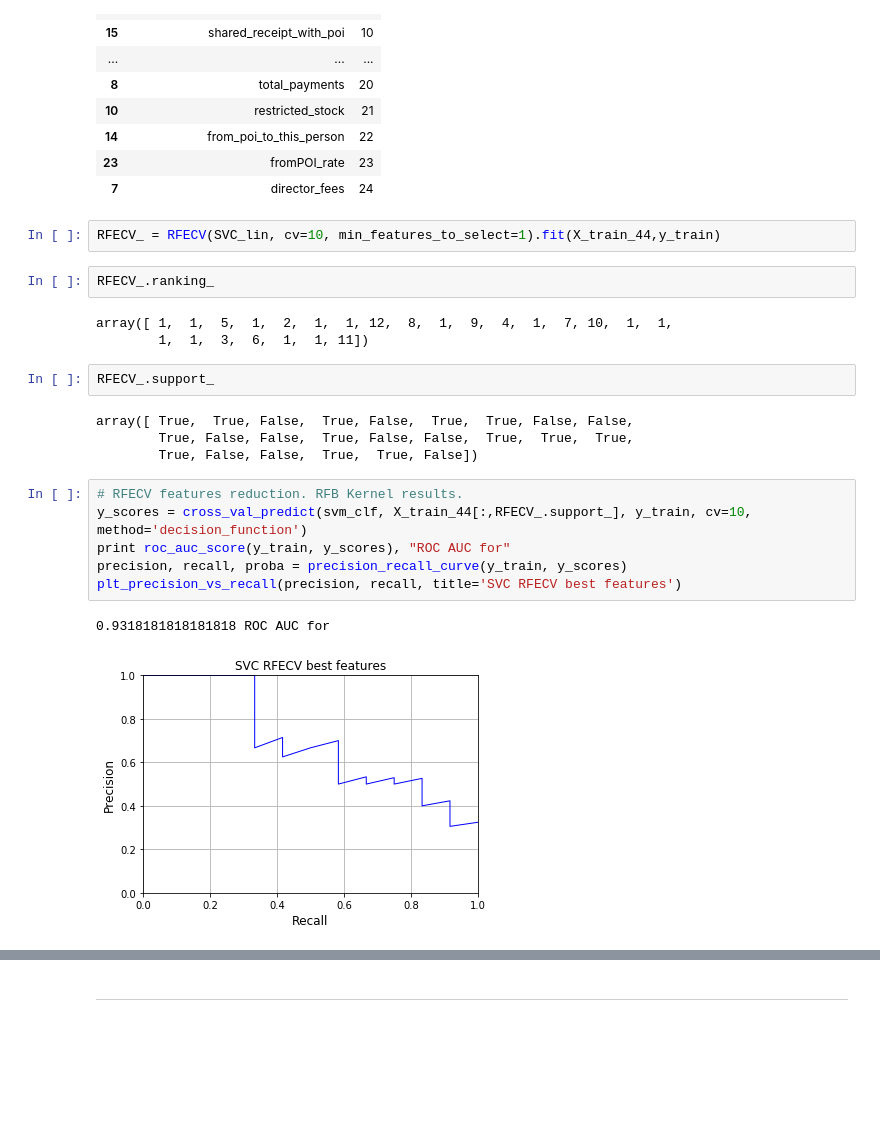
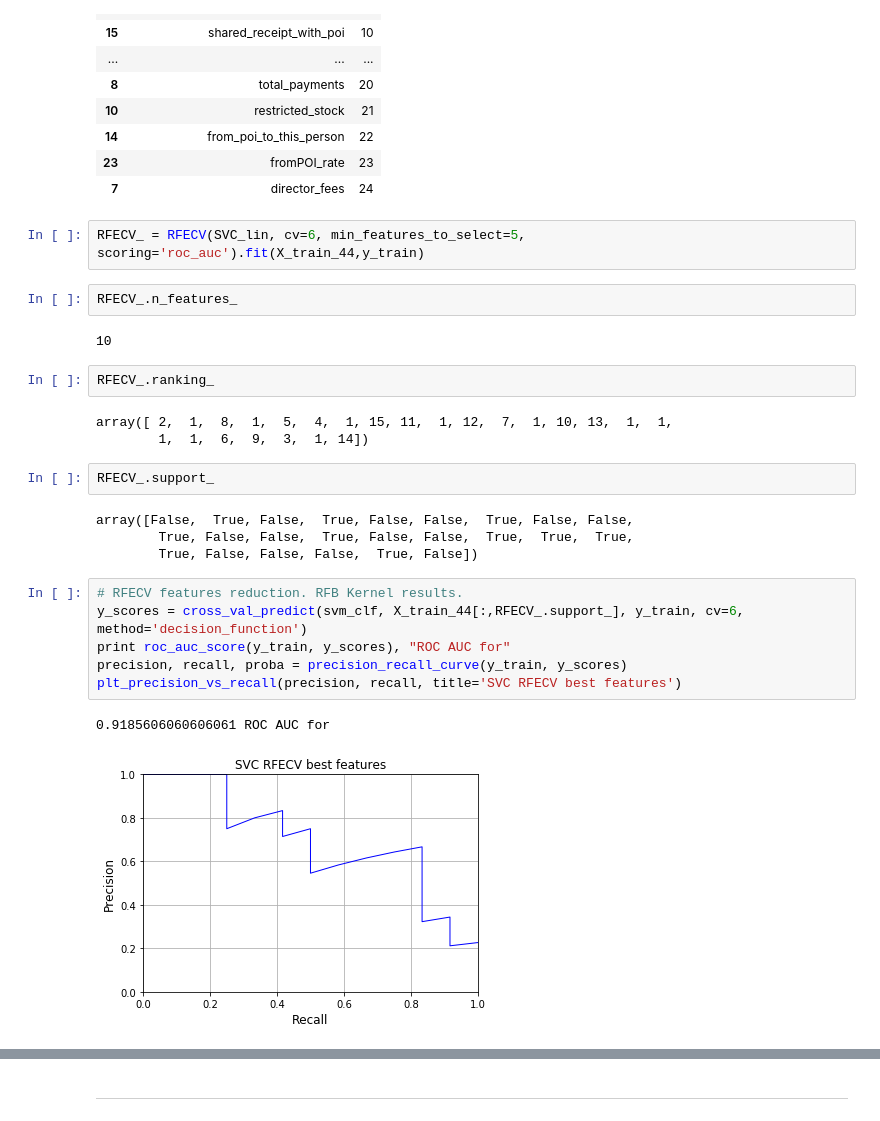
Before and after one commit to micos20/ENRON_fraud-detection, a Jupyter notebook: scripts/Feature_reduction.ipynb, the cells around one changed output, grey strips where cells are left out. Cells and saved outputs as stored; diff of their text form; blank space fills up the shorter version.

```diff
--- a/scripts/Feature_reduction.ipynb
+++ b/scripts/Feature_reduction.ipynb
@@ -364,26 +369,30 @@ score_table.sort_values(1, ascending=True)
 | 23 | fromPOI_rate | 23 |
 | 7 | director_fees | 24 |
 # %%
-RFECV_ = RFECV(SVC_lin, cv=10, min_features_to_select=1).fit(X_train_44,y_train)
+RFECV_ = RFECV(SVC_lin, cv=6, min_features_to_select=5, scoring='roc_auc').fit(X_train_44,y_train)
+# %%
+RFECV_.n_features_
+# %% [output]
+10
 # %%
 RFECV_.ranking_
 # %% [output]
-array([ 1,  1,  5,  1,  2,  1,  1, 12,  8,  1,  9,  4,  1,  7, 10,  1,  1,
-        1,  1,  3,  6,  1,  1, 11])
+array([ 2,  1,  8,  1,  5,  4,  1, 15, 11,  1, 12,  7,  1, 10, 13,  1,  1,
+        1,  1,  6,  9,  3,  1, 14])
 # %%
 RFECV_.support_
 # %% [output]
-array([ True,  True, False,  True, False,  True,  True, False, False,
+array([False,  True, False,  True, False, False,  True, False, False,
         True, False, False,  True, False, False,  True,  True,  True,
-        True, False, False,  True,  True, False])
+        True, False, False, False,  True, False])
 # %%
 # RFECV features reduction. RFB Kernel results.
-y_scores = cross_val_predict(svm_clf, X_train_44[:,RFECV_.support_], y_train, cv=10, method='decision_function')
+y_scores = cross_val_predict(svm_clf, X_train_44[:,RFECV_.support_], y_train, cv=6, method='decision_function')
 print roc_auc_score(y_train, y_scores), "ROC AUC for"
 precision, recall, proba = precision_recall_curve(y_train, y_scores)
 plt_precision_vs_recall(precision, recall, title='SVC RFECV best features')
 # %% [output]
-0.9318181818181818 ROC AUC for
+0.9185606060606061 ROC AUC for
-[figure, old version]
+[figure, new version]
 # %%
 score_table = pd.DataFrame(zip(feature_list, RFECV_.ranking_))
```
Also changed, not shown: parts of 59 cells of this notebook, 3 other files.
